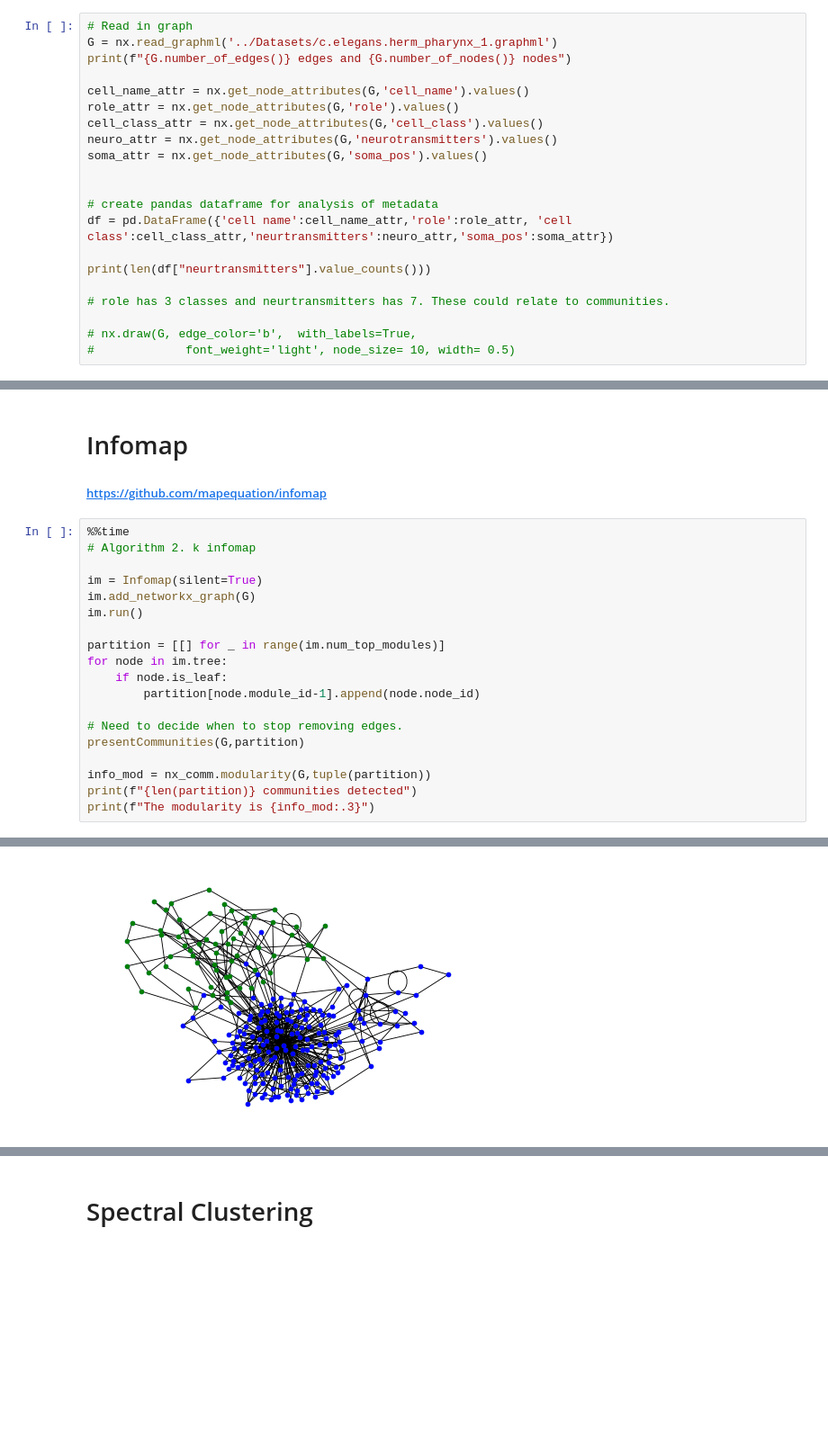
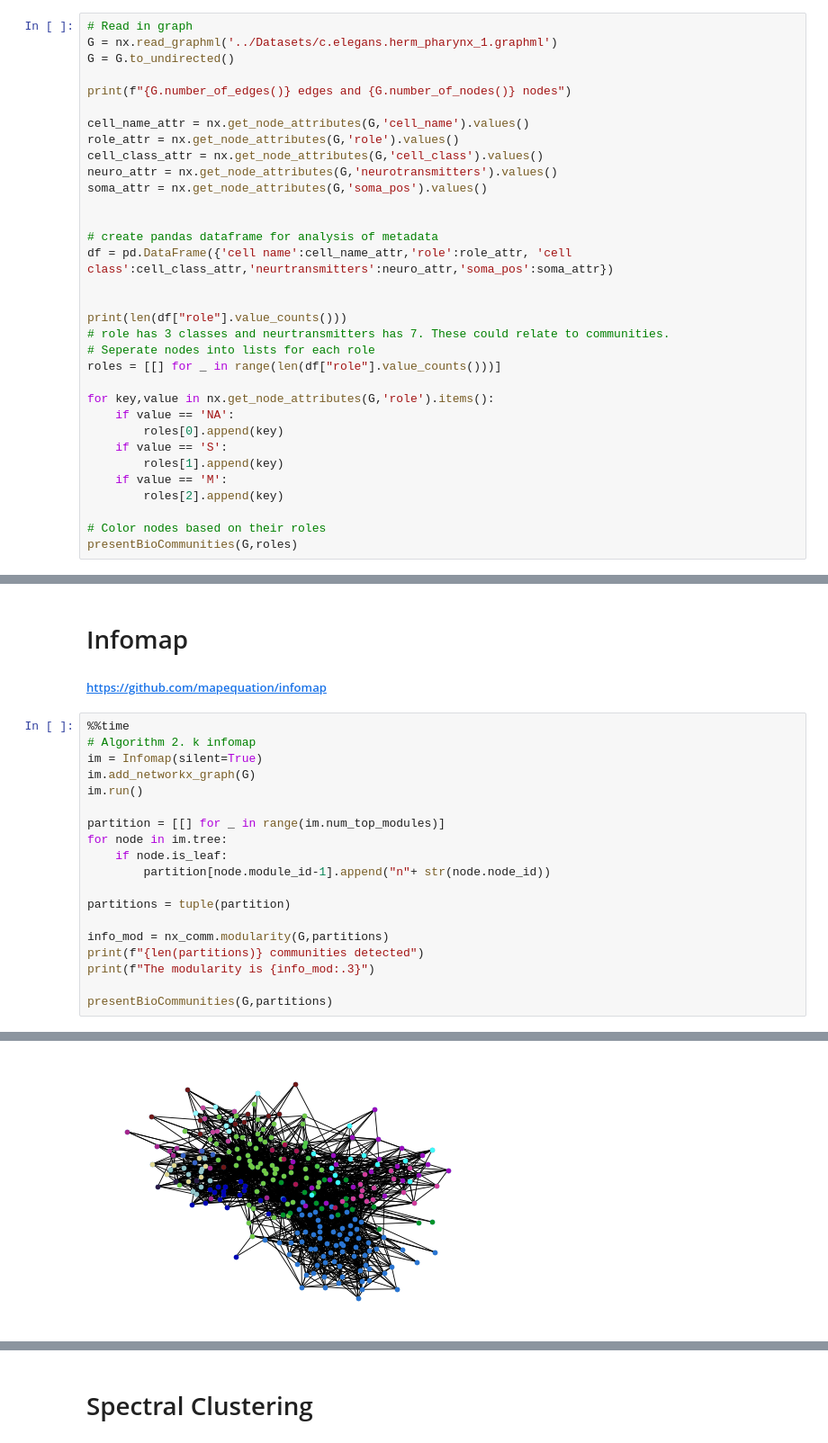
Before and after one commit to ozkilim/biological_community_detection, a Jupyter notebook: Processing/Worm_cortex.ipynb, the cells around one changed output, grey strips where cells are left out. Shown: that part at 90% size. Cells and saved outputs as stored; diff of their text form; blank space fills up the shorter version.

```diff
--- a/Processing/Worm_cortex.ipynb
+++ b/Processing/Worm_cortex.ipynb
@@ -18,6 +20,8 @@ from utils import *
 # %%
 # Read in graph
 G = nx.read_graphml('../Datasets/c.elegans.herm_pharynx_1.graphml')
+G = G.to_undirected()
+
 print(f"{G.number_of_edges()} edges and {G.number_of_nodes()} nodes")
 
 cell_name_attr = nx.get_node_attributes(G,'cell_name').values()
@@ -30,10 +34,20 @@ soma_attr = nx.get_node_attributes(G,'soma_pos').values()
 # create pandas dataframe for analysis of metadata
 df = pd.DataFrame({'cell name':cell_name_attr,'role':role_attr, 'cell class':cell_class_attr,'neurtransmitters':neuro_attr,'soma_pos':soma_attr})
 
-print(len(df["neurtransmitters"].value_counts()))
 
+print(len(df["role"].value_counts()))
 # role has 3 classes and neurtransmitters has 7. These could relate to communities.
+# Seperate nodes into lists for each role
+roles = [[] for _ in range(len(df["role"].value_counts()))]
 
-# nx.draw(G, edge_color='b',  with_labels=True,
-#             font_weight='light', node_size= 10, width= 0.5)
+for key,value in nx.get_node_attributes(G,'role').items():
+    if value == 'NA':
+        roles[0].append(key)
+    if value == 'S':
+        roles[1].append(key)
+    if value == 'M':
+        roles[2].append(key)
+
+# Color nodes based on their roles
+presentBioCommunities(G,roles)
 # %% [output]
@@ -90,7 +139,6 @@ Wall time: 5.29 s
 # %%
 %%time
 # Algorithm 2. k infomap
-
 im = Infomap(silent=True)
 im.add_networkx_graph(G)
 im.run()
@@ -98,12 +146,13 @@ im.run()
 partition = [[] for _ in range(im.num_top_modules)]
 for node in im.tree:
     if node.is_leaf:
-        partition[node.module_id-1].append(node.node_id)
+        partition[node.module_id-1].append("n"+ str(node.node_id))
 
-# Need to decide when to stop removing edges.
-presentCommunities(G,partition)
+partitions = tuple(partition)
 
-info_mod = nx_comm.modularity(G,tuple(partition))
-print(f"{len(partition)} communities detected")
+info_mod = nx_comm.modularity(G,partitions)
+print(f"{len(partitions)} communities detected")
 print(f"The modularity is {info_mod:.3}")
+
+presentBioCommunities(G,partitions)
 # %% [output]
@@ -110 +162 @@ print(f"The modularity is {info_mod:.3}")
-[figure, old version]
+[figure, new version]
```
Also changed, not shown: parts of 14 cells of this notebook, 2 other files.
